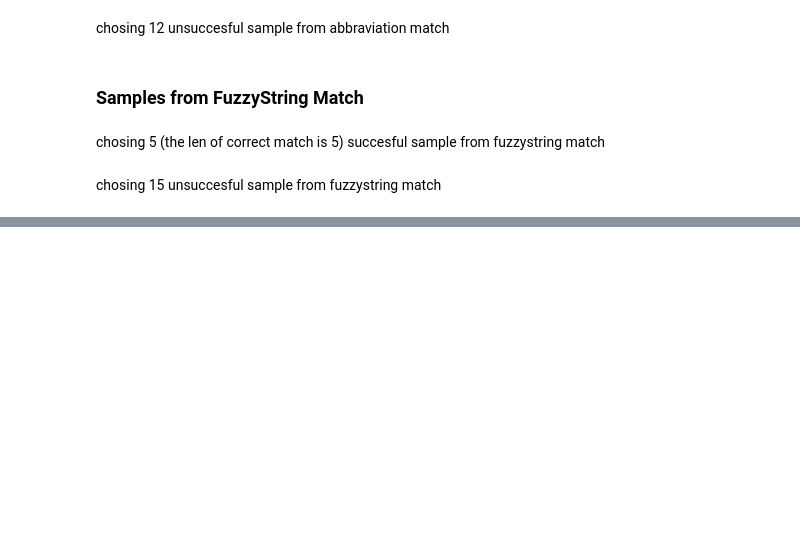
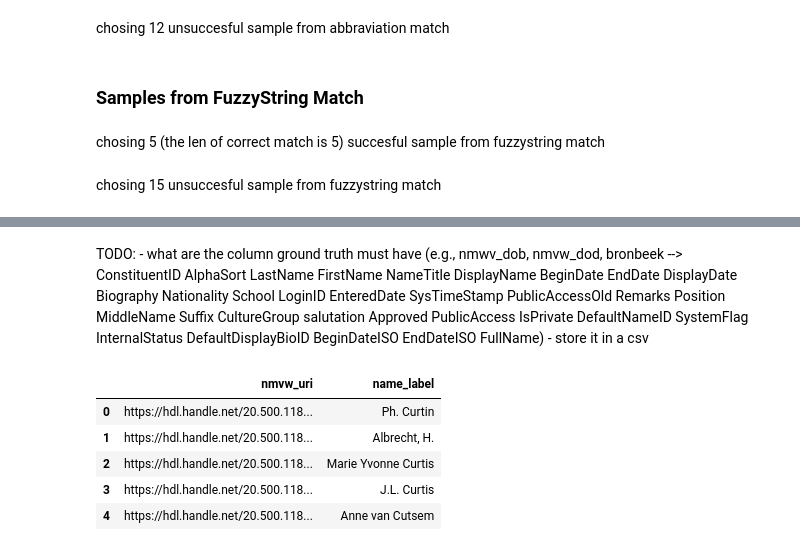
Before and after one commit to Shoilee/dh_entity_linking_v2, a Jupyter notebook: exp202/construct_ground_truth.ipynb, the cells around one changed output, grey strips where cells are left out. Drawn from its saved outputs; the diff is of its cells as text; code cells hidden in the pictures; blank space fills up the shorter version.

Commit message:
update ground truth construction code

```diff
--- a/exp202/construct_ground_truth.ipynb
+++ b/exp202/construct_ground_truth.ipynb
@@ -102,3 +184,19 @@ ground_truth[['nmvw_uri', 'name_label', 'index', 'AlphaSort', 'NameTitle', 'Biog
 | 57 | NaN | NaN | 1937.0 | Jansen Schuiting-Nicolaas Mw J.J. | NaN | NaN | Mw J.J. | NaN | Jansen Schuiting-Nicolaas | ... |
 | 58 | NaN | NaN | 3409.0 | Nijland Kapitein 5e Regiment der ... | NaN | NaN | NaN | NaN | Nijland | ... |
 | 59 | NaN | NaN | 6238.0 | Hawthorn D.C. Major General | NaN | NaN | D.C. | NaN | Hawthorn | ... |
+# %% [markdown]
+TODO:
+    - what are the column ground truth must have (e.g., nmwv_dob, nmvw_dod,
+    bronbeek --> ConstituentID	AlphaSort	LastName	FirstName	NameTitle	DisplayName	BeginDate	EndDate	DisplayDate	Biography	Nationality	School	LoginID	EnteredDate	SysTimeStamp	PublicAccessOld	Remarks	Position	MiddleName	Suffix	CultureGroup	salutation	Approved	PublicAccess	IsPrivate	DefaultNameID	SystemFlag	InternalStatus	DefaultDisplayBioID	BeginDateISO	EndDateISO	FullName)
+    - store it in a csv
+# %%
+import pandas, pickle
+df1 = pandas.read_pickle("../nmvw_data/ccrdfconst/person_names.pkl")
+df1.head()
+# %% [output]
+|  | nmvw_uri | name_label |
+| 0 | https://hdl.handle.net/20.500.118... | Ph. Curtin |
+| 1 | https://hdl.handle.net/20.500.118... | Albrecht, H. |
+| 2 | https://hdl.handle.net/20.500.118... | Marie Yvonne Curtis |
+| 3 | https://hdl.handle.net/20.500.118... | J.L. Curtis |
+| 4 | https://hdl.handle.net/20.500.118... | Anne van Cutsem |
```
Also changed, not shown: parts of 4 cells of this notebook.
